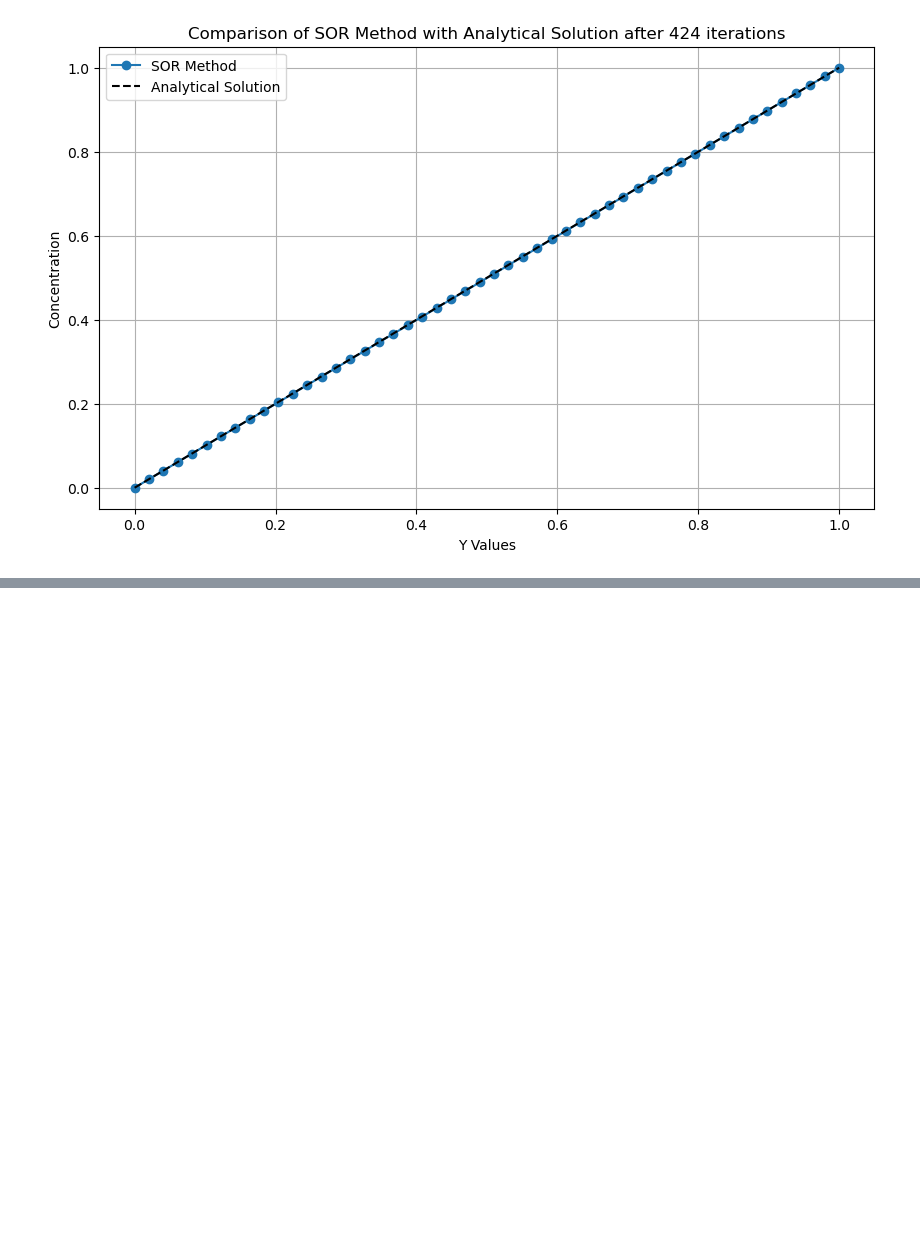
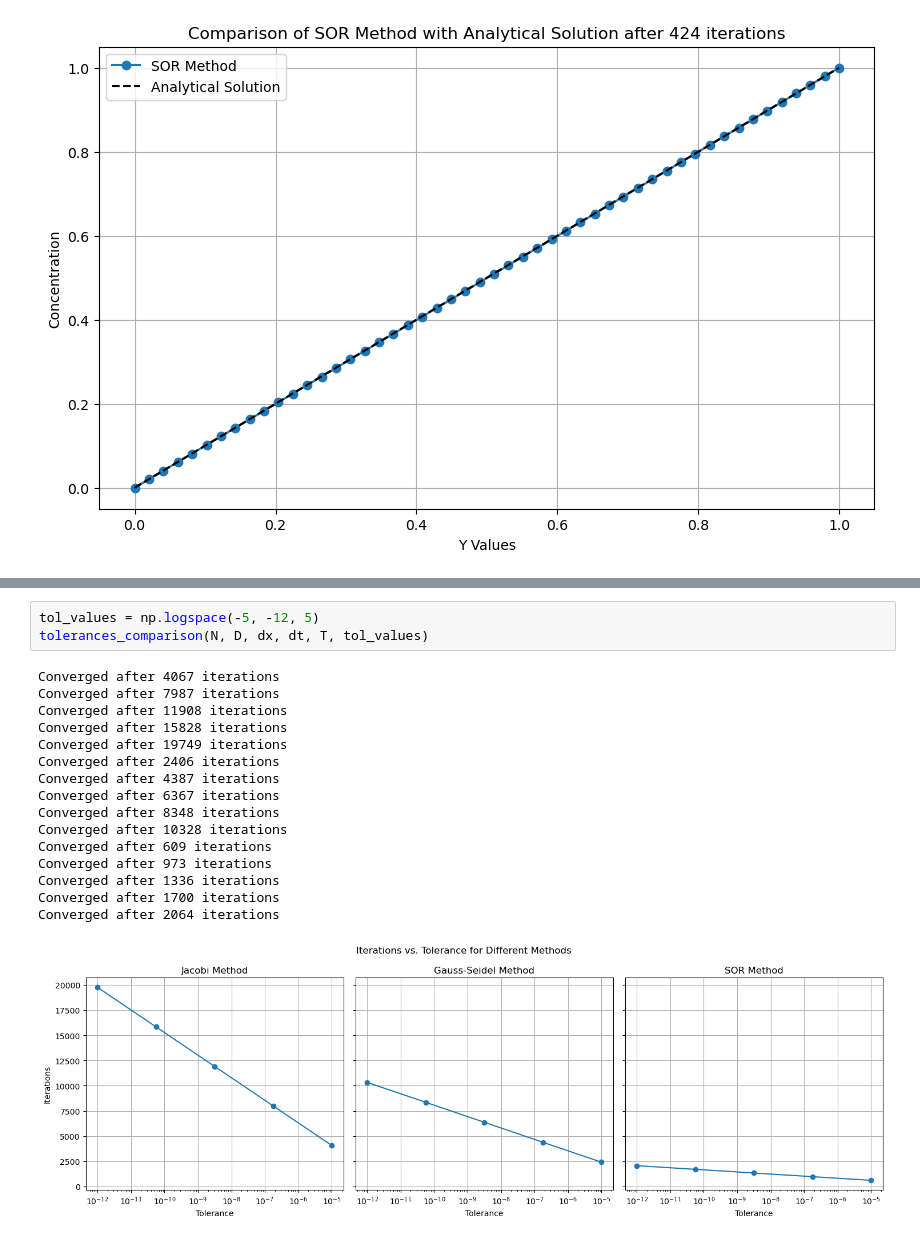
Before and after one commit to liesbeto/SciCompGroup8, a Jupyter notebook: src/final.ipynb, the cells around one changed output, grey strips where cells are left out. Drawn from its saved outputs; the diff is of its cells as text; blank space fills up the shorter version.

```diff
--- a/src/final.ipynb
+++ b/src/final.ipynb
@@ -373,0 +516,20 @@ Converged after 24226 iterations
+# %%
+tol_values = np.logspace(-5, -12, 5)
+tolerances_comparison(N, D, dx, dt, T, tol_values)
+# %% [output]
+Converged after 4067 iterations
+Converged after 7987 iterations
+Converged after 11908 iterations
+Converged after 15828 iterations
+Converged after 19749 iterations
+Converged after 2406 iterations
+Converged after 4387 iterations
+Converged after 6367 iterations
+Converged after 8348 iterations
+Converged after 10328 iterations
+Converged after 609 iterations
+Converged after 973 iterations
+Converged after 1336 iterations
+Converged after 1700 iterations
+Converged after 2064 iterations
+[figure, added]
```
Also changed, not shown: parts of 32 cells of this notebook.
